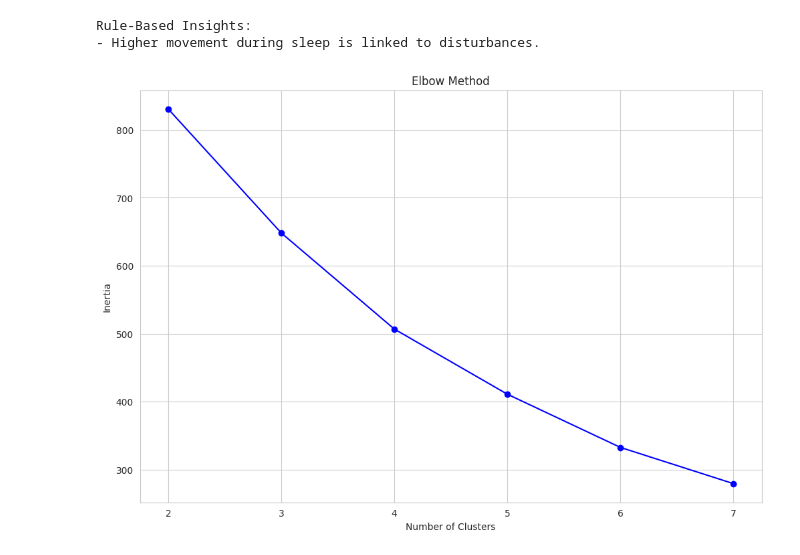
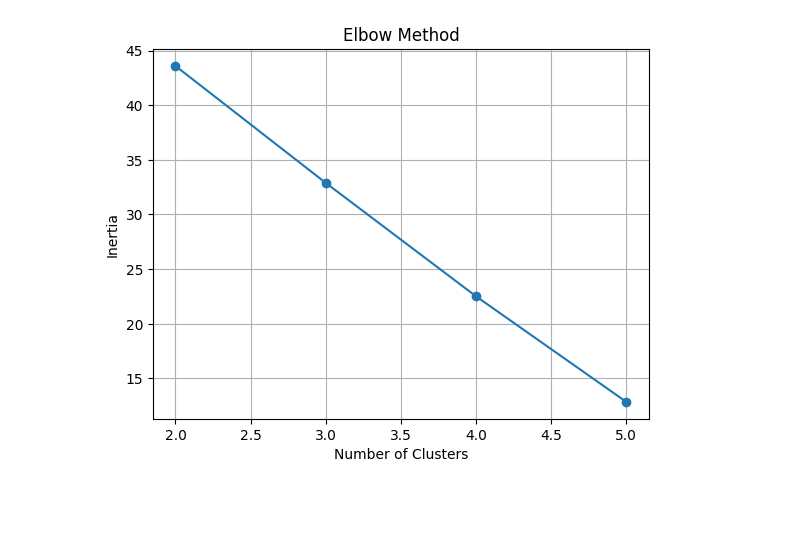
Before and after one commit to pramudithamendis/IOTBDA-Assignment, a Jupyter notebook: notebooks/piyara/behaviour_pattern_analysis/behaviour_pattern_analysis.ipynb, the cells around one changed output. Saved outputs shown, nothing was run; the diff lists cells and outputs as text; code cells hidden in the pictures; blank space fills up the shorter version.

Commit message:
refactor: replace raw clustering with session-level aggregation approach

```diff
--- a/notebooks/piyara/behaviour_pattern_analysis/behaviour_pattern_analysis.ipynb
+++ b/notebooks/piyara/behaviour_pattern_analysis/behaviour_pattern_analysis.ipynb
@@ -47,11 +43,3 @@ Initial sessions: 223
 2   0.009126  0.101669      0.222169
 3   0.005848  0.094388      0.235115
 4   0.005848  0.108229      0.275411
-# %%
-# =========================================================
-# Remove missing or invalid data
-# =========================================================
-
-df = df.dropna()
-
-print(f"After cleaning: {len(df)} sessions")
@@ -60,16 +94,14 @@ After cleaning: 223 sessions
 # %%
 # =========================================================
-# Select relevant features for clustering
+# Select features for clustering
 # =========================================================
 
 features = [
-    'sound_std',
-    'motion_rate',
-    'light_avg',
-    'temp_std',
-    'humidity_std'
+    "sound_std",
+    "motion_rate",
+    "light_avg",
+    "temp_std",
+    "humidity_std"
 ]
 
-X = df[features].values
-
-print("Selected features:", features)
+X = df_session[features].values
@@ -103,57 +115,25 @@ plt.show()
-# %%
-# =========================================================
-# Generate rule-based insights for UI
-# =========================================================
-
-def generate_insights(corr):
-    insights = []
-
-    if corr["light_avg"]["sleep_quality_score"] < -0.4:
-        insights.append("Lower light exposure is associated with better sleep quality.")
-
-    if corr["sound_std"]["sleep_quality_score"] < -0.4:
-        insights.append("Lower noise variability improves sleep stability.")
-
-    if corr["motion_rate"]["sleep_quality_score"] < -0.4:
-        insights.append("Higher movement during sleep is linked to disturbances.")
-
-    if corr["temp_std"]["sleep_quality_score"] < -0.3:
-        insights.append("Stable temperature conditions support better sleep.")
-
-    if corr["humidity_std"]["sleep_quality_score"] < -0.3:
-        insights.append("Consistent humidity contributes to improved sleep comfort.")
-
-    return insights
-
-
-insights = generate_insights(corr)
-
-print("\nRule-Based Insights:")
-for i in insights:
-    print("-", i)
-# %% [output]
-Rule-Based Insights:
-- Higher movement during sleep is linked to disturbances.
 # %%
 # =========================================================
-# Determine optimal number of clusters
+# Find optimal number of clusters
 # =========================================================
 
 inertias = []
-K_range = range(2, 8)
+K_range = range(2, 6)
 
 for k in K_range:
     kmeans = KMeans(n_clusters=k, random_state=42, n_init=10)
     kmeans.fit(X_scaled)
     inertias.append(kmeans.inertia_)
 
-plt.plot(K_range, inertias, 'bo-')
-plt.xlabel('Number of Clusters')
-plt.ylabel('Inertia')
-plt.title('Elbow Method')
-plt.savefig("../images/elbow_plot.png", dpi=300)
+plt.plot(K_range, inertias, marker='o')
+plt.title("Elbow Method")
+plt.xlabel("Number of Clusters")
+plt.ylabel("Inertia")
+plt.grid()
+
+plt.savefig("images/elbow.png")
 plt.show()
 # %% [output]
-[figure, old version]
+[figure, new version]
 # %%
 # =========================================================
```
Also changed, not shown: parts of 20 cells of this notebook, 9 other files.
